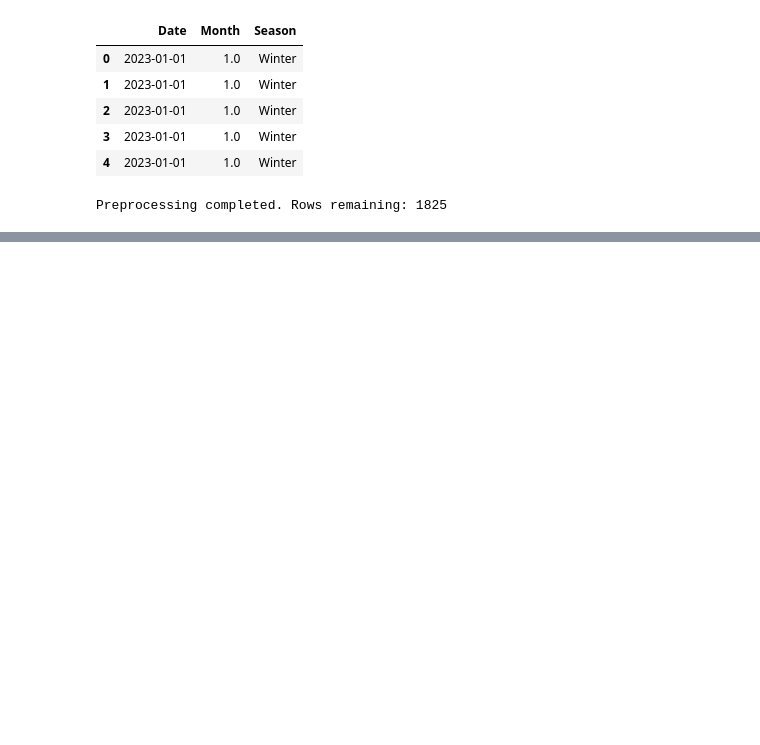
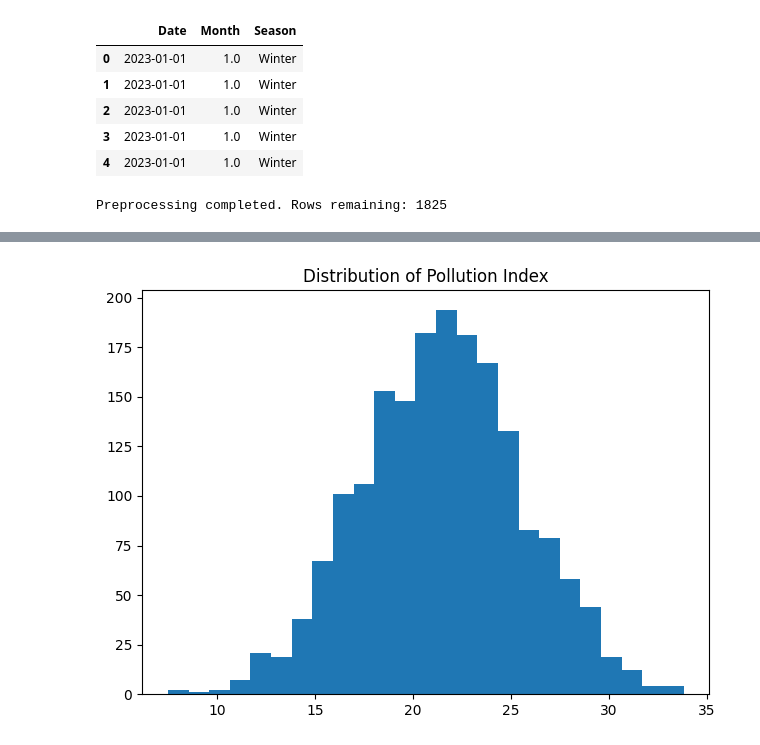
Before and after one commit to 45-ak/CPS5004-Project, a Jupyter notebook: CPS5004_Project_1.ipynb, the cells around one changed output, grey strips where cells are left out. Cells and saved outputs as stored; diff of their text form; code cells hidden in the pictures; blank space fills up the shorter version.

```diff
--- a/CPS5004_Project_1.ipynb
+++ b/CPS5004_Project_1.ipynb
@@ -6,6 +6,7 @@ import numpy as np
 import matplotlib.pyplot as plt
 from scipy import stats
 from sklearn.preprocessing import StandardScaler, OneHotEncoder
+
 
 # Load the dataset
 from google.colab import files
@@ -73,5 +74,97 @@ df['Season'] = df['Month'].map(SEASON_MAP)
 
 display(df[[COL['date'], 'Month', 'Season']].head())
 print("Preprocessing completed. Rows remaining:", len(df))
+
+
+# Data Transformation - One-Hot Encoding
+categorical = ['Season', COL['city']]
+enc = OneHotEncoder(sparse_output=False, handle_unknown='ignore', drop=None)
+encoded = enc.fit_transform(df[categorical])
+encoded_cols = enc.get_feature_names_out(categorical)
+encoded_df = pd.DataFrame(encoded, columns=encoded_cols, index=df.index)
+
+df_enc = pd.concat([df.drop(columns=categorical), encoded_df], axis=1)
+display(df_enc.head())
+print("Encoded columns:", list(encoded_cols))
+
+# New features
+
+# Pollution Index (wwighted average of PM2.5, NO2, O3)
+df_enc['Pollution_Index'] = (0.5*df_enc[COL['pm25']] + 0.3*df_enc[COL['no2']] + 0.2*df_enc[COL['o3']]).astype(float)
+
+# Admissions per 100k
+df_enc['Admissions_per_100k'] = (df_enc[COL['admissions']].astype(float) / df_enc[COL['population']].astype(float)) * 100_000
+
+# Standardise selected features
+to_scale = ['Pollution_Index']
+if COL.get('temperature') in df_enc.columns and COL.get('temperature') is not None:
+  to_scale.append(COL['temperature'])
+if COL.get('humidity') in df_enc.columns and COL.get('humidity') is not None:
+  to_scale.append(COL['humidity'])
+
+scaler = StandardScaler()
+df_enc[[f"z_{c}" for c in to_scale]] = scaler.fit_transform(df_enc[to_scale])
+
+display(df_enc[[*to_scale, *[f"z_{c}" for c in to_scale], 'Admissions_per_100k']].head())
+print("Features complete")
+
+# Descriptive Statistics and Visualisation
+
+# Summary and skweness
+stats_cols = ['Pollution_Index', 'Admissions_per_100k']
+desc = df_enc[stats_cols].describe(include='all')
+skew = df_enc[stats_cols].skew(numeric_only=True)
+display(desc)
+print("\nSkewness:\n", skew)
+
+
+def show_title(title):
+  plt.title(title)
+  plt.tight_layout()
+  plt.show()
+
+
+# Histogram: Pollution Index
+plt.figure()
+plt.hist(df_enc['Pollution_Index'].dropna(), bins=25)
+show_title('Distribution of Pollution Index')
+
+# Box plot: Admissions as a fuction of Season
+plt.figure()
+# Data grouped by season
+season_order = ['Winter', 'Spring', 'Summer', 'Autumn']
+season_groups = [df_enc.loc[df['Season']==s, 'Admissions_per_100k'].dropna().values for s in season_order]
+plt.boxplot(season_groups, labels=season_order, showfliers=False)
+show_title('Hospital Admissions per 100k by Season')
+
+# Inferential Statistics
+
+# T-tests comparing the pollution index of two cities
+city_counts = df[COL['city']].value_counts()
+if len(city_counts) >= 2:
+  c1, c2 = city_counts.index[0], city_counts.index[1]
+  g1 = df_enc.loc[df[COL['city']] == c1, 'Pollution_Index'].dropna().values
+  g2 = df_enc.loc[df[COL['city']] == c2, 'Pollution_Index'].dropna().values
+  if len(g1) > 1 and len(g2) > 1:
+    t_stat, p_val = stats.ttest_ind(g1, g2, equal_var=False, nan_policy='omit')
+    print(f"City comparison(pollution Index): {c1} vs {c2} t={t_stat:.3f}, p={p_val:.3g}, n1{len(g1)}, n2={len(g2)}")
+  else:
+    print("Not enough data per city for t-test")
+else:
+  print("Fewer than 2 cites available for t-test")
+
+# Pairwise independent t-tests across seasons
+from itertools import combinations
+season_labels = ['Winter', 'Spring', 'Summer', 'Autumn']
+pairs = list(combinations(season_labels, 2))
+print("\nSeason pairwise t-tests (Pollution Index): ")
+for a, b in pairs:
+  ga = df_enc.loc[df['Season'] == a, 'Pollution_Index'].dropna().values
+  gb = df_enc.loc[df['Season'] == b, 'Pollution_Index'].dropna().values
+  if len(ga) > 1 and len (gb) > 1:
+    t_stat, p_val = stats.ttest_ind(ga, gb, equal_var=False, nan_policy='omit')
+    print(f"{a} vs {b}: t={t_stat:.3f}, p={p_val:.3g}, n_a={len(ga)}, n_b={len(gb)}")
+  else:
+    print(f"{a} vs {b}: insufficient data for t-tests")
 # %% [output]
 [interactive output not drawn]
@@ -99,0 +221 @@ Preprocessing completed. Rows remaining: 1825
+[figure, added]
```
Also changed, not shown: parts of 2 cells of this notebook.
